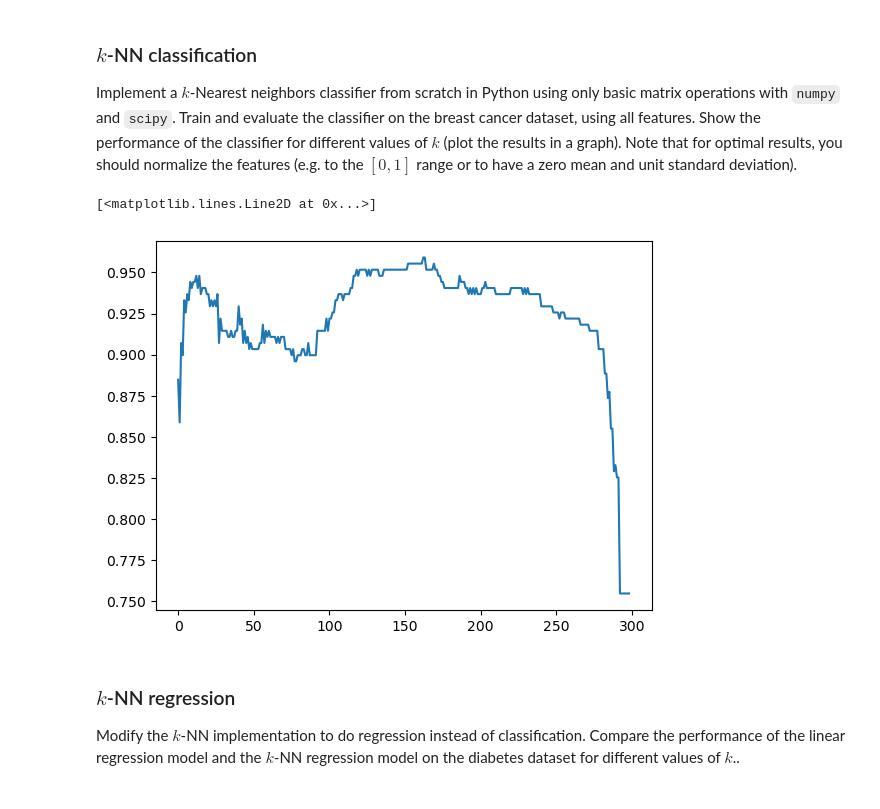
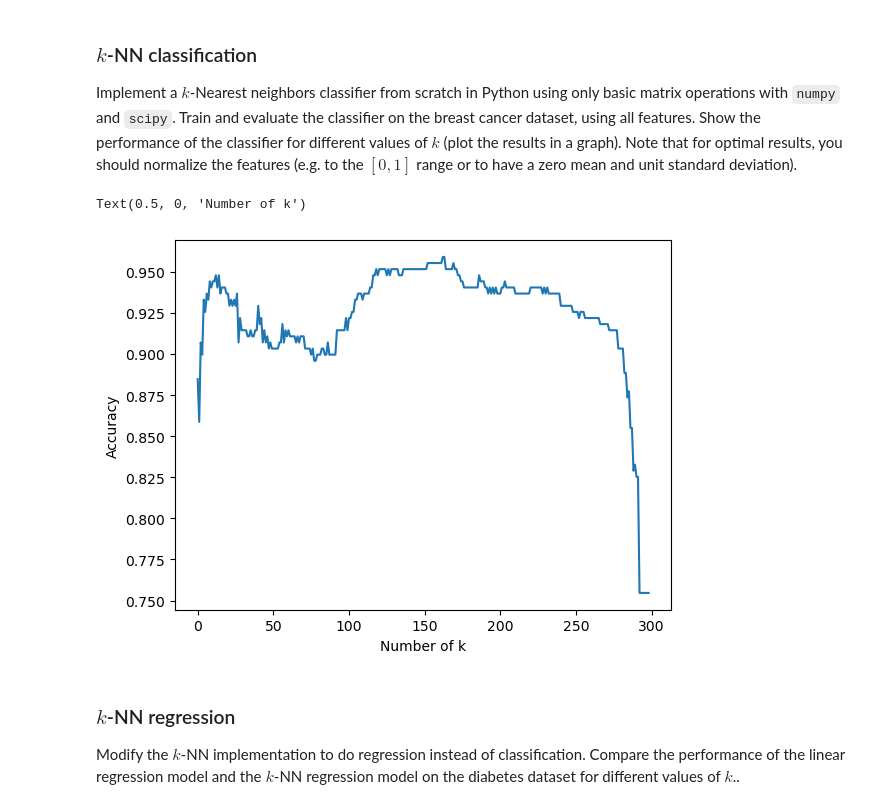
Before and after one commit to Mathieu-van-Luijken/8dm50-machine-learning, a Jupyter notebook: practicals/week_1.ipynb, the cells around one changed output. Cells and saved outputs as stored; diff of their text form; code cells hidden in the pictures.

```diff
--- a/practicals/week_1.ipynb
+++ b/practicals/week_1.ipynb
@@ -175,23 +175,35 @@ Assume that in the dataset that you use to train a linear regression model, ther
 
 Implement a $k$-Nearest neighbors classifier from scratch in Python using only basic matrix operations with `numpy` and `scipy`. Train and evaluate the classifier on the breast cancer dataset, using all features. Show the performance of the classifier for different values of $k$ (plot the results in a graph). Note that for optimal results, you should normalize the features (e.g. to the $[0, 1]$ range or to have a zero mean and unit standard deviation).
 # %%
-import scipy
 import matplotlib.pyplot as plt
 
+#Load in data set
 breast_data = np.array(breast_cancer.data)
 
+#Apply min-max normalization
 x_min= np.min(breast_data)
 x_max= np.max(breast_data)
 breast_norm=(breast_data-x_min)/(x_max-x_min)
 
+#Split up the data set into training and test sets
 n_train = 300
 x_train = breast_norm[:n_train, :]
 y_train = breast_cancer.target[:n_train, np.newaxis]
 x_test = breast_norm[n_train:, :]
 y_test = breast_cancer.target[n_train:, np.newaxis]
 
-# step 2.5: loop over all test points
 def KNN(x_train,x_test,y_train,y_test,type,k=None):
+    """
+    K nearest neighbour algorithm
+    :param x_train: Training data set
+    :param x_test: Test data set
+    :param y_train: Training target values
+    :param y_test: Test target values
+    :param type: Binary input to determine classifier or regression
+    :param k: Optional value to only calculate for one k value
+    :return: Accuracy list
+    """
+    #Determine whether one k should be used
     if k:
         k_min = k
         k_max = k+1
@@ -201,46 +213,48 @@ def KNN(x_train,x_test,y_train,y_test,type,k=None):
 
     test_cases = len(y_test)
 
+    #Determine distances between train and testing set
     dist_matr = scipy.spatial.distance_matrix(x_train,x_test)
 
-    # step 4: compute distance from fuckers to test points
-    # step 5: sort distances and
+    #Sort the matrix
     idx = np.argsort(dist_matr,axis=0)
 
-
-    # step 3: loop over ks
+    #Loop over given amount of ks
     accuracies = []
     for k in range(k_min,k_max):
         bool_idx = idx[:k]
         expect = np.zeros((test_cases,1),dtype='int')
+        #Determine if classifier algorithm or regression algorithm should be used
         if type == 0:
             for i in range(test_cases):
+                #Determine expected values
                 expect[i] = int((y_train[bool_idx[:,i]].sum()/k).round())
+            #Calculate accuracies
             accuracies.append((expect == y_test).sum()/test_cases)
 
         elif type == 1:
             for i in range(test_cases):
+                #Determine expected values
                 expect[i] = (y_train[bool_idx[:,i]].sum()/k)
-
+            #Calculate mean squared error
             mse = MSE(y_test,expect)
             accuracies.append(mse)
 
         else:
             print("Invalid type value, please enter either 0 or 1")
 
     return accuracies
 
 type = 0
 accuracies = KNN(x_train,x_test,y_train,y_test,type)
+
+#Plot accuracies
 plt.plot(accuracies)
-# step 6: compute average class for k nearest neighbours
-# step 7: return class of test point
-# step 8: see whether class allocation was legitness
-# step 9: elbow plot (a je to)
-# step 10: cake!
+plt.ylabel("Accuracy")
+plt.xlabel("Number of k")
 # %% [output]
-[<matplotlib.lines.Line2D at 0x...>]
+Text(0.5, 0, 'Number of k')
-[figure, old version]
+[figure, new version]
 # %% [markdown]
 ### $k$-NN regression
 
```
Also changed, not shown: parts of 1 cell of this notebook.
